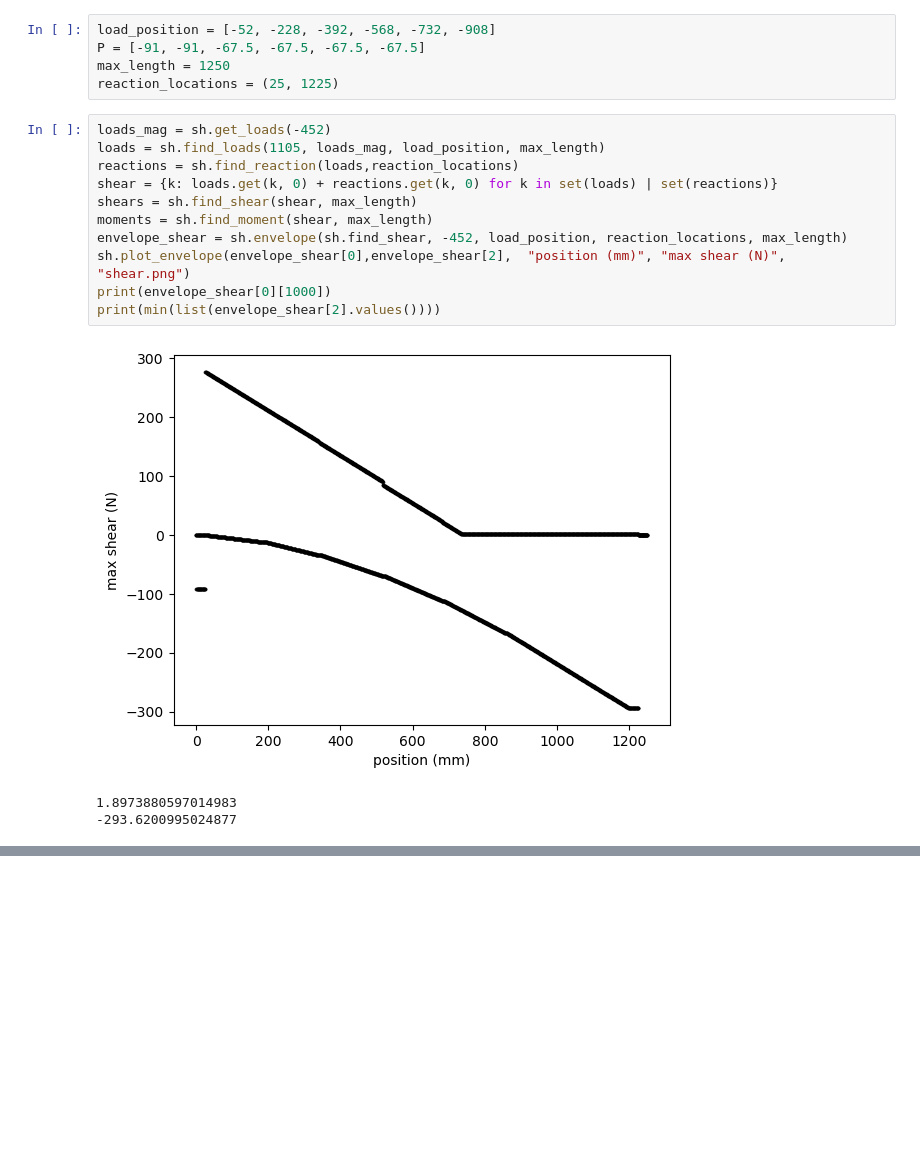
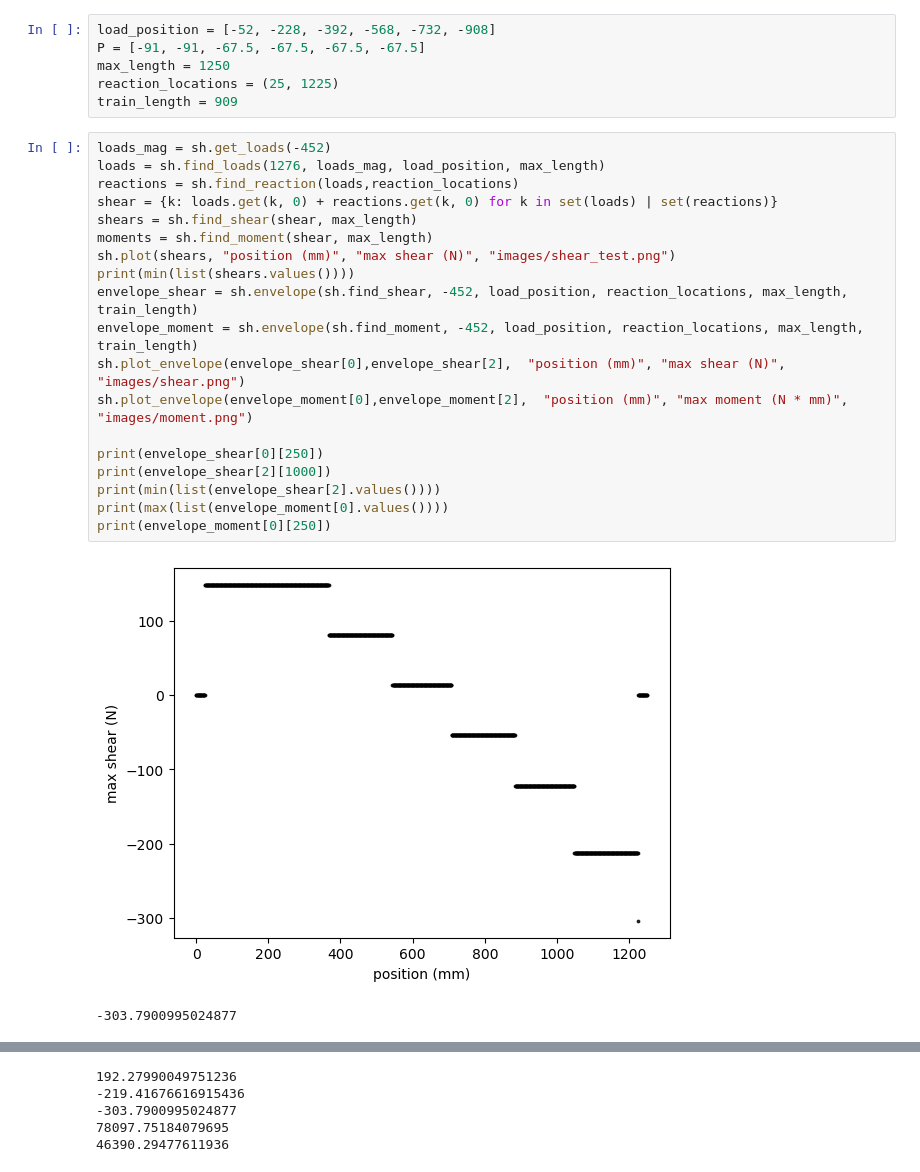
Before and after one commit to MinecartRider/civ102, a Jupyter notebook: shear.ipynb, the cells around one changed output, grey strips where cells are left out. Cells and saved outputs as stored; diff of their text form; blank space fills up the shorter version.

```diff
--- a/shear.ipynb
+++ b/shear.ipynb
@@ -9,18 +9,26 @@ load_position = [-52, -228, -392, -568, -732, -908]
 P = [-91, -91, -67.5, -67.5, -67.5, -67.5]
 max_length = 1250
 reaction_locations = (25, 1225)
+train_length = 909
 # %%
 loads_mag = sh.get_loads(-452)
-loads = sh.find_loads(1105, loads_mag, load_position, max_length)
+loads = sh.find_loads(1276, loads_mag, load_position, max_length)
 reactions = sh.find_reaction(loads,reaction_locations)
 shear = {k: loads.get(k, 0) + reactions.get(k, 0) for k in set(loads) | set(reactions)}
 shears = sh.find_shear(shear, max_length)
 moments = sh.find_moment(shear, max_length)
-envelope_shear = sh.envelope(sh.find_shear, -452, load_position, reaction_locations, max_length)
-sh.plot_envelope(envelope_shear[0],envelope_shear[2],  "position (mm)", "max shear (N)", "shear.png")
-print(envelope_shear[0][1000])
+sh.plot(shears, "position (mm)", "max shear (N)", "images/shear_test.png")
+print(min(list(shears.values())))
+envelope_shear = sh.envelope(sh.find_shear, -452, load_position, reaction_locations, max_length, train_length)
+envelope_moment = sh.envelope(sh.find_moment, -452, load_position, reaction_locations, max_length, train_length)
+sh.plot_envelope(envelope_shear[0],envelope_shear[2],  "position (mm)", "max shear (N)", "images/shear.png")
+sh.plot_envelope(envelope_moment[0],envelope_moment[2],  "position (mm)", "max moment (N * mm)", "images/moment.png")
+
+print(envelope_shear[0][250])
+print(envelope_shear[2][1000])
 print(min(list(envelope_shear[2].values())))
+print(max(list(envelope_moment[0].values())))
+print(envelope_moment[0][250])
 # %% [output]
-[figure, old version]
+[figure, new version]
-1.8973880597014983
--293.6200995024877
+-303.7900995024877
@@ -26,0 +37,5 @@ print(min(list(envelope_shear[2].values())))
+192.27990049751236
+-219.41676616915436
+-303.7900995024877
+78097.75184079695
+46390.29477611936
```
Also changed, not shown: parts of 2 cells of this notebook, 5 other files.
